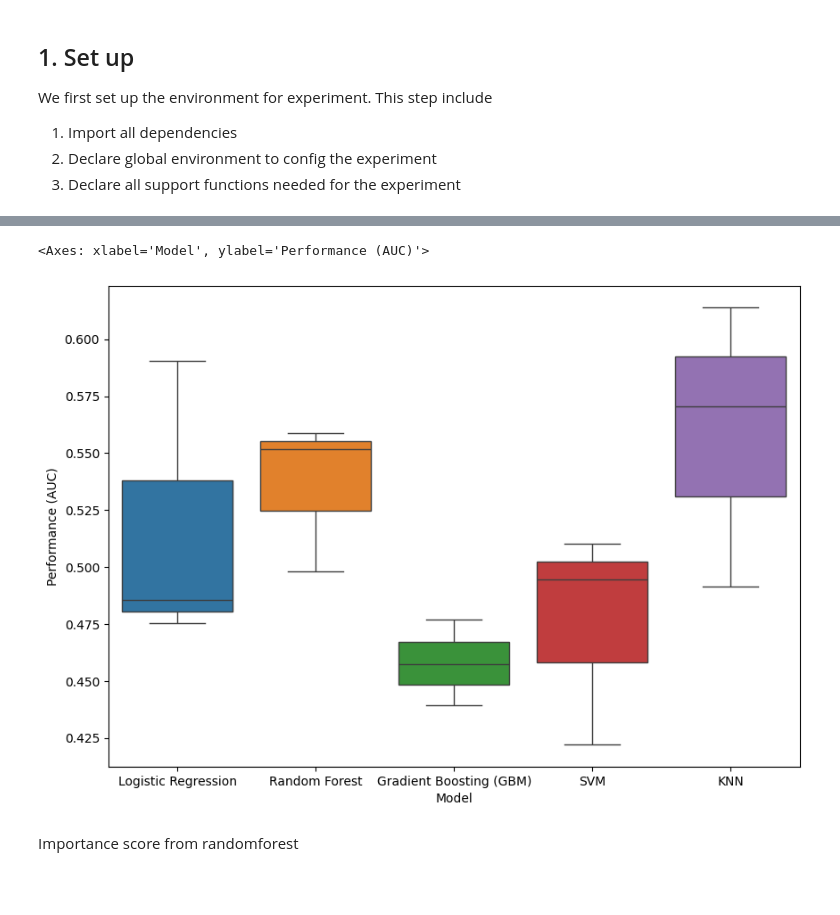
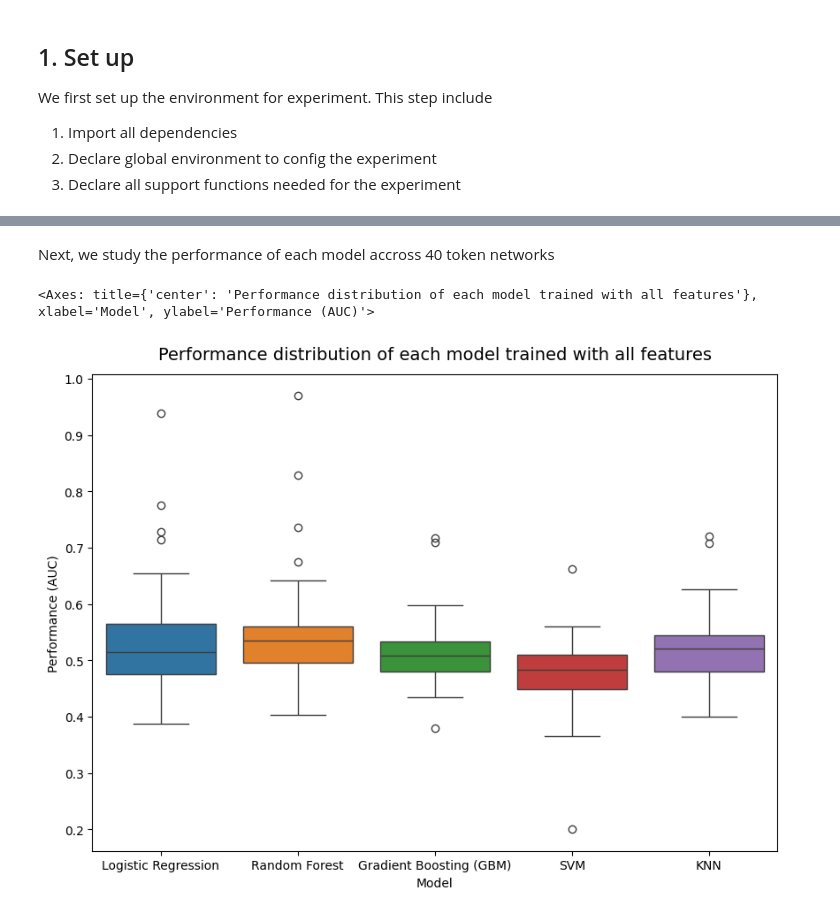
Before and after one commit to 18nghiado/DATA2010, a Jupyter notebook: experiments_feature_selection.ipynb, the cells around one changed output, grey strips where cells are left out. Saved outputs shown, nothing was run; the diff lists cells and outputs as text; code cells hidden in the pictures; blank space fills up the shorter version.

```diff
--- a/experiments_feature_selection.ipynb
+++ b/experiments_feature_selection.ipynb
@@ -88,7 +104,7 @@ RE_RUN_EVERYTHING = False
 
 seed_everything(INIT_SEED)
 
-files = os.listdir(DATA_PATH)[:3]
+files = os.listdir(DATA_PATH)
 # %% [markdown]
 ### 1.3. Declare all support functions needed for the experiment
 
@@ -415,20 +505,18 @@ plt.tight_layout()
+# %% [markdown]
+Next, we study the performance of each model accross 40 token networks
 # %%
-all_models_feat_importance_binary_df
 all_rows = []
 for dataset in all_models_feat_importance_binary_df['Dataset'].unique().tolist():
     for model in model_cols:
         performance = all_models_feat_importance_binary_df[(all_models_feat_importance_binary_df['Dataset'] == dataset) &
                                                            (all_models_feat_importance_binary_df['Setting'] == 'All features')][model]
         all_rows.append({'Model': model, 'Dataset': dataset, 'Performance (AUC)': performance.values[0]})
 
 tmp_df = pd.DataFrame(all_rows)
-tmp_df
 
-plt.subplots(figsize=(10, 7))
+fig, ax = plt.subplots(figsize=(10, 7))
 ax.set_title('Performance distribution of each model trained with all features', fontsize=14, pad=12)
 sns.boxplot(data=tmp_df,y='Performance (AUC)',hue='Model',x='Model')
 # %% [output]
-<Axes: xlabel='Model', ylabel='Performance (AUC)'>
+<Axes: title={'center': 'Performance distribution of each model trained with all features'}, xlabel='Model', ylabel='Performance (AUC)'>
-[figure, old version]
+[figure, new version]
-# %% [markdown]
-Importance score from randomforest
```
Also changed, not shown: parts of 36 cells of this notebook, 10 other files.
